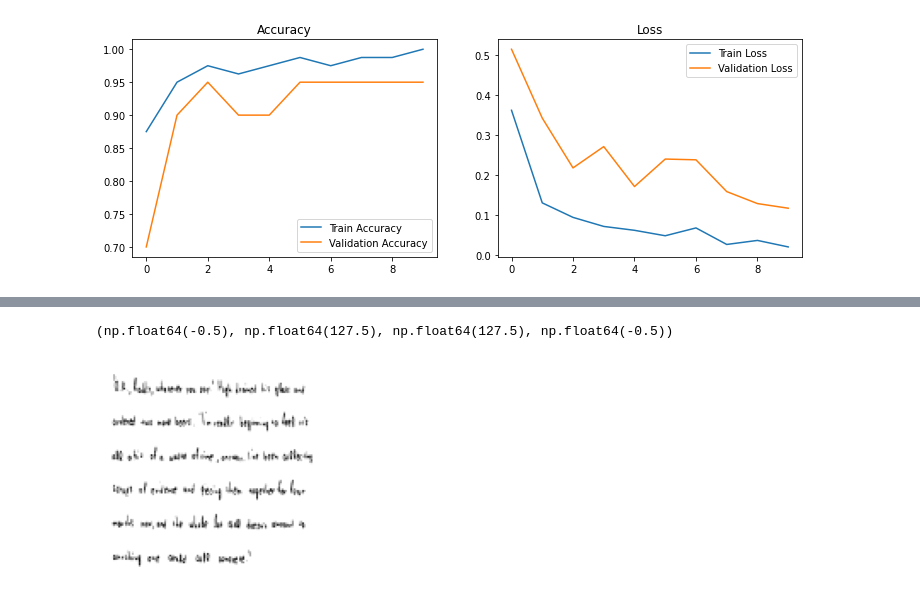
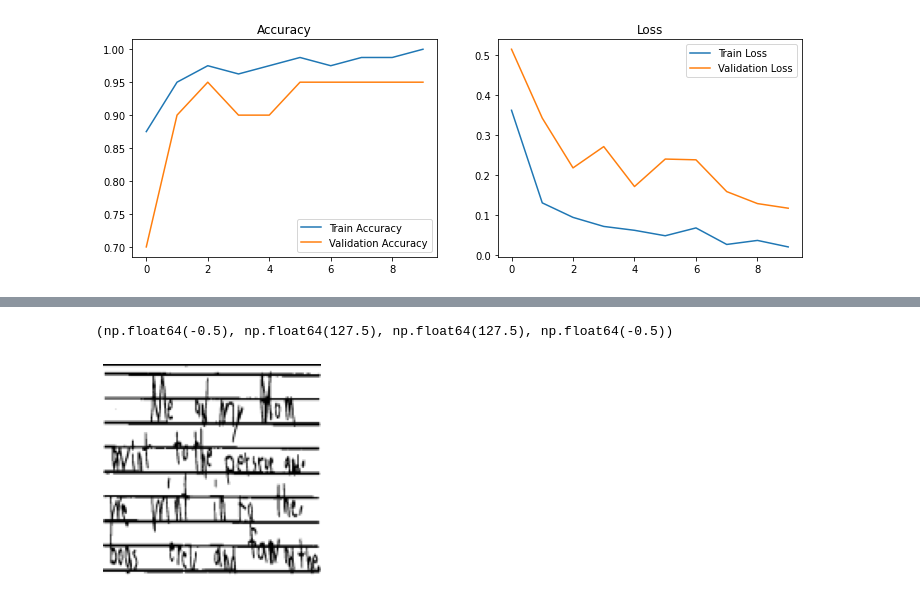
Before and after one commit to asimmakhmudov/dyslexia-prediction, a Jupyter notebook: Dyslexia.ipynb, the cells around one changed output, grey strips where cells are left out. Saved outputs shown, nothing was run; the diff lists cells and outputs as text; code cells hidden in the pictures.

```diff
--- a/Dyslexia.ipynb
+++ b/Dyslexia.ipynb
@@ -190,7 +190,7 @@ def predict_handwriting_image(image_path, model, size=(128, 128)):
     prediction = model.predict(image)
     return f"Dyslexia - {prediction}" if prediction > 0.5 else f"Non-Dyslexia - {prediction}"
 # %%
-image_path = "./inputData/input3.jpg"
+image_path = "./inputData/input4.jpg"
 result = predict_handwriting_image(image_path, model)
 print(f"Prediction: {result}")
 
@@ -203,2 +203,2 @@ Prediction: Non-Dyslexia - [[0.01006394]]
 (np.float64(-0.5), np.float64(127.5), np.float64(127.5), np.float64(-0.5))
-[figure, old version]
+[figure, new version]
```
Also changed, not shown: parts of 1 cell of this notebook.
